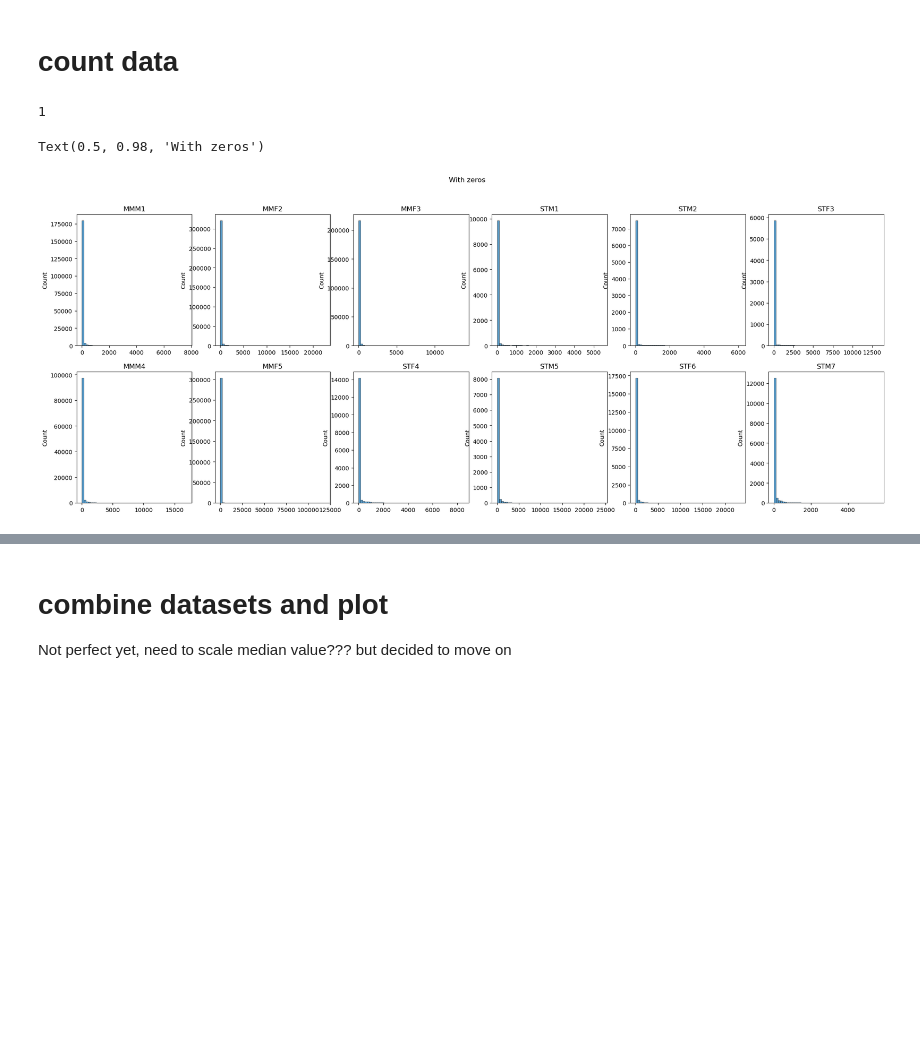
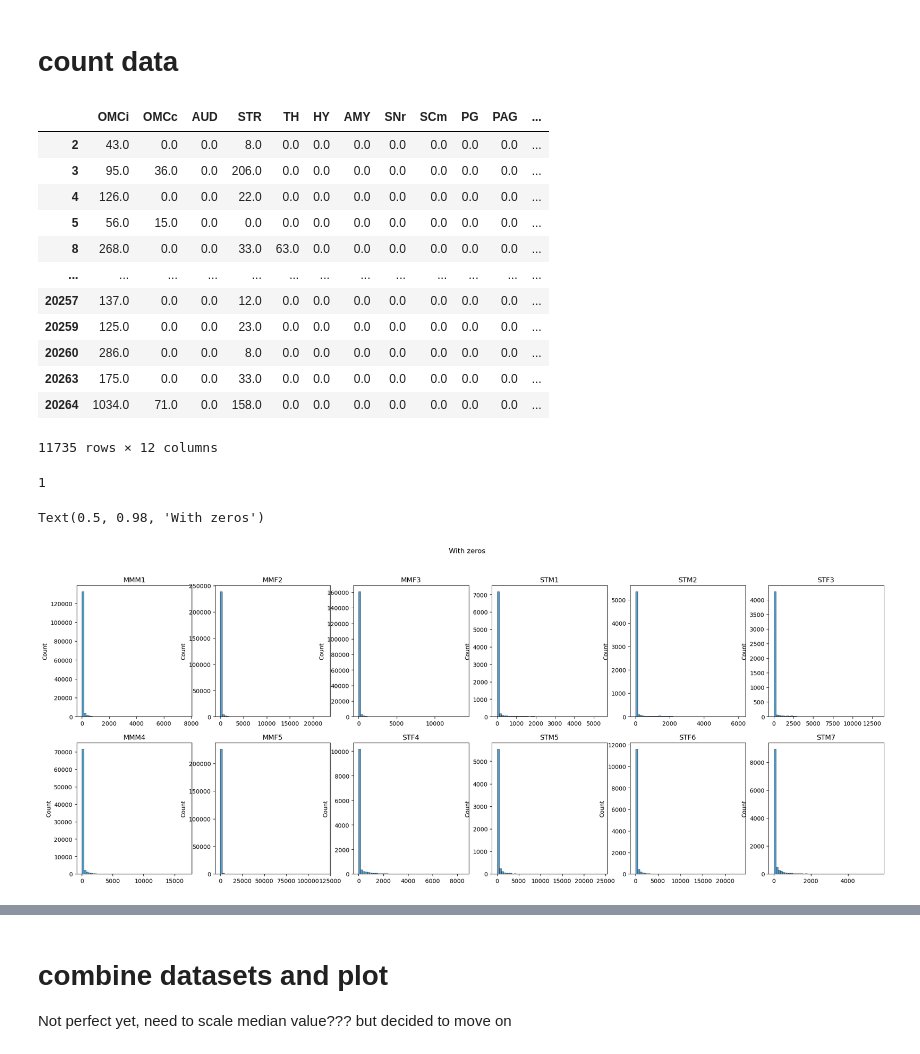
Before and after one commit to eisko/MAPseq_analysis, a Jupyter notebook: cell visualization testing.ipynb, the cells around one changed output, grey strips where cells are left out. Drawn from its saved outputs; the diff is of its cells as text; code cells hidden in the pictures; blank space fills up the shorter version.

```diff
--- a/cell visualization testing.ipynb
+++ b/cell visualization testing.ipynb
@@ -138,6 +138,25 @@ sns.heatmap(plot, cmap=orange_cmp, cbar=False)
 #### load data
 with open(in_path +'M194_M220_OMC_count4.pkl', 'rb') as f:
     omc_count = pickle.load(f)
+# %%
+omc_count = [clean_up_data(df) for df in omc_count]
+
+
+omc_count[0]
+# %% [output]
+|  | OMCi | OMCc | AUD | STR | TH | HY | AMY | SNr | SCm | PG | PAG | ... |
+| 2 | 43.0 | 0.0 | 0.0 | 8.0 | 0.0 | 0.0 | 0.0 | 0.0 | 0.0 | 0.0 | 0.0 | ... |
+| 3 | 95.0 | 36.0 | 0.0 | 206.0 | 0.0 | 0.0 | 0.0 | 0.0 | 0.0 | 0.0 | 0.0 | ... |
+| 4 | 126.0 | 0.0 | 0.0 | 22.0 | 0.0 | 0.0 | 0.0 | 0.0 | 0.0 | 0.0 | 0.0 | ... |
+| 5 | 56.0 | 15.0 | 0.0 | 0.0 | 0.0 | 0.0 | 0.0 | 0.0 | 0.0 | 0.0 | 0.0 | ... |
+| 8 | 268.0 | 0.0 | 0.0 | 33.0 | 63.0 | 0.0 | 0.0 | 0.0 | 0.0 | 0.0 | 0.0 | ... |
+| ... | ... | ... | ... | ... | ... | ... | ... | ... | ... | ... | ... | ... |
+| 20257 | 137.0 | 0.0 | 0.0 | 12.0 | 0.0 | 0.0 | 0.0 | 0.0 | 0.0 | 0.0 | 0.0 | ... |
+| 20259 | 125.0 | 0.0 | 0.0 | 23.0 | 0.0 | 0.0 | 0.0 | 0.0 | 0.0 | 0.0 | 0.0 | ... |
+| 20260 | 286.0 | 0.0 | 0.0 | 8.0 | 0.0 | 0.0 | 0.0 | 0.0 | 0.0 | 0.0 | 0.0 | ... |
+| 20263 | 175.0 | 0.0 | 0.0 | 33.0 | 0.0 | 0.0 | 0.0 | 0.0 | 0.0 | 0.0 | 0.0 | ... |
+| 20264 | 1034.0 | 71.0 | 0.0 | 158.0 | 0.0 | 0.0 | 0.0 | 0.0 | 0.0 | 0.0 | 0.0 | ... |
+11735 rows × 12 columns
 # %%
 omc_values = []
 for i in range(num_samples):
@@ -160,7 +179,7 @@ for ax in axs.flat:
 fig.suptitle("With zeros")
 # %% [output]
 Text(0.5, 0.98, 'With zeros')
-[figure, old version]
+[figure, new version]
 # %%
 # plot = []
 # for i in range(num_samples):
```
Also changed, not shown: parts of 5 cells of this notebook, 1 other file.
